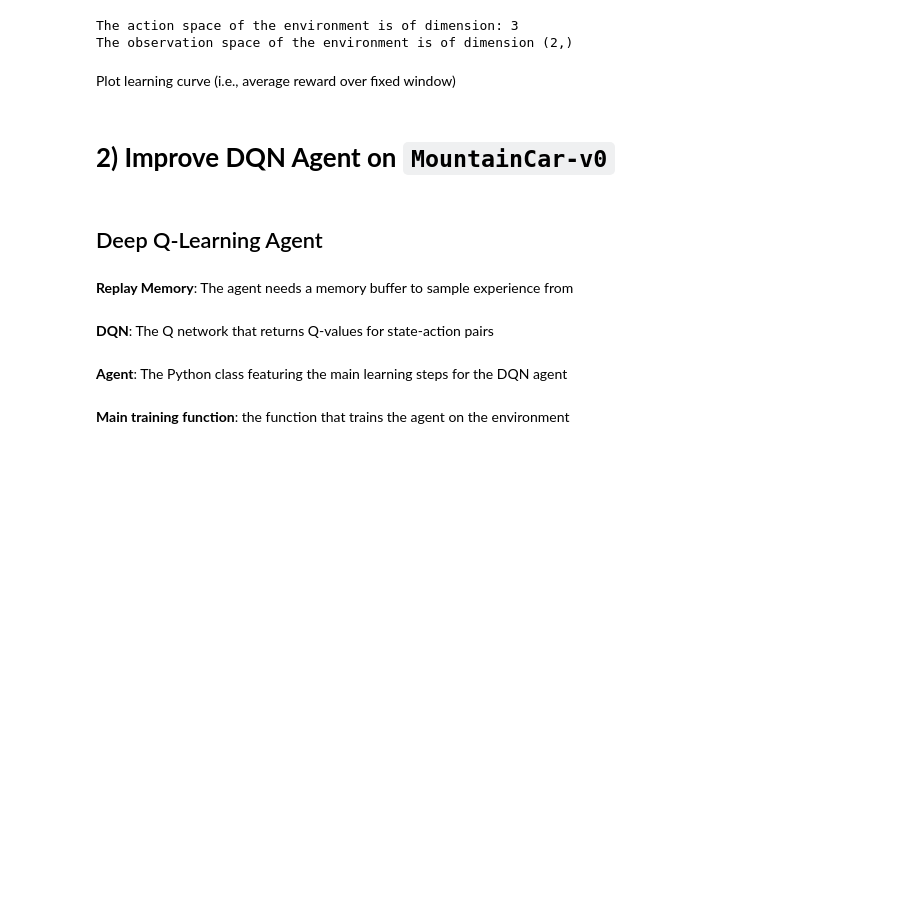
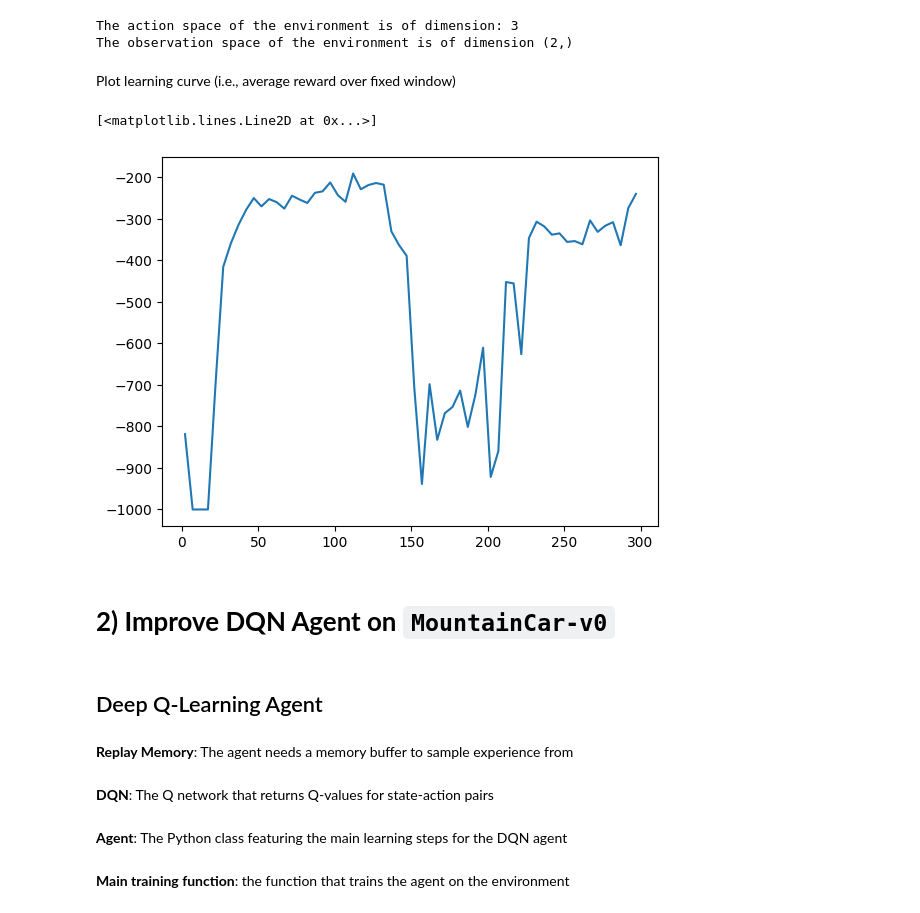
Before and after one commit to heseltime/reinforcement-learning-ubern, a Jupyter notebook: AdvancedRL.ipynb, the cells around one changed output. Cells and saved outputs as stored; diff of their text form; code cells hidden in the pictures; blank space fills up the shorter version.

```diff
--- a/AdvancedRL.ipynb
+++ b/AdvancedRL.ipynb
@@ -161,21 +161,21 @@ import torch.nn.functional as F
 
 class LinearQ(nn.Module):
 
-    def __init__(self, action_size, state_size):
+    def __init__(self, action_size, state_size, feature_dim=3):
         super(LinearQ, self).__init__()
-
-        # TO DO
-        # Initialize a linear layer - check nn.Linear on PyTorch documentation
 
         # Device
         self.device = torch.device("cuda" if torch.cuda.is_available() else "cpu")
+        # self.device = torch.device("cpu")
+        # Initialize a linear layer - check nn.Linear on PyTorch documentation
+        self.output = nn.Linear(state_size, 3, device=self.device)
+
 
     def forward(self, x):
 
         x = x.to(self.device)
-        # TO DO - substitute with the desired output
-
-        return None
+        output = self.output(x)
+        return output
 # %%
 from pyparsing.helpers import Callable
 from tqdm import tqdm
@@ -213,7 +213,7 @@ def run_episode_Q(env, Q, lr, discount, optim, loss, epsilon=0.1, render=False,
 			env.render()
 
 		curr_state = observation
-
+		# print(curr_state)
 		# training time
 		if not optimal:
 
@@ -222,21 +222,24 @@ def run_episode_Q(env, Q, lr, discount, optim, loss, epsilon=0.1, render=False,
 			if randnum < epsilon:
 				action = env.action_space.sample()
 			else:
+				q = Q.forward(torch.from_numpy(curr_state).float())
+				action = torch.argmax(q)
 				# TODO - feed the state into the Linear Q function and get the (best) action according to the Q-Learning formula
 				# Note: be careful with data types, the environment expects numpy arrays, not torch.tensor
-				pass
-
+				action = action.cpu().detach().numpy()
 			observation, reward, done, _, info = env.step(action)
 
 			reward_per_ep.append(int(reward))
 
       # TODO - compute the MSE (i.e., the loss function between targets and predictions) according to the Q-Learning formula
-      # the targets should be: reward + discount * np.max(Q(next_state))
+			# the targets should be: reward + discount * np.max(Q(next_state))
       # the estimate should be: current estimate of Q(, action)
 			#l = loss(targets, estimate)
+			target = reward + discount * torch.max(Q.forward(torch.from_numpy(observation).float()))
+			estimate = Q.forward(torch.from_numpy(curr_state).float())[action]
 
 			optim.zero_grad()
-			l = None
+			l = loss(target.detach(), estimate)
 			if l is not None:
 				l.backward()
 			optim.step()
@@ -244,7 +247,11 @@ def run_episode_Q(env, Q, lr, discount, optim, loss, epsilon=0.1, render=False,
 		# evaluation time
 		else:
 				# TODO - feed the state into the Linear Q function and get the (best) action according to the Q-Learning formula
-
+				q = Q.forward(torch.from_numpy(curr_state).float())
+				action = torch.argmax(q)
+				# TODO - feed the state into the Linear Q function and get the (best) action according to the Q-Learning formula
+				# Note: be careful with data types, the environment expects numpy arrays, not torch.tensor
+				action = action.cpu().detach().numpy()
 				observation, reward, done, _, info = env.step(action)
 				reward_per_ep.append(int(reward))
 
@@ -254,7 +261,8 @@ config = {}
 config['lr'] = 0.1
 config['discount'] = 0.99
 config['epsilon'] = 0.2
-num_episodes = 10000
+config['_maxsteps'] = 1000
+num_episodes = 300
 
 Q_trained, reward_per_ep = QLearning(env,
                                   	 num_episodes,
@@ -265,18 +273,21 @@ Plot learning curve (i.e., average reward over fixed window)
 # %%
 from matplotlib import pyplot as plt
 
 def averagewindow(R, d=1):
     n = len(R)
     t = []
     y = []
     for i in range(0,int(n/d)):
         t.append(np.mean(range(i*d,(i+1)*d)));
         y.append(np.mean(R[i*d:min(n,(i+1)*d)]))
     return t,y
 
-window = 100
+window = 5
 t,y = averagewindow(reward_per_ep, d=window)
 plt.plot(t, y)
+# %% [output]
+[<matplotlib.lines.Line2D at 0x...>]
+[figure, added]
 # %% [markdown]
 # **2) Improve DQN Agent on `MountainCar-v0`**
 # %% [markdown]
```
Also changed, not shown: parts of 1 cell of this notebook.
